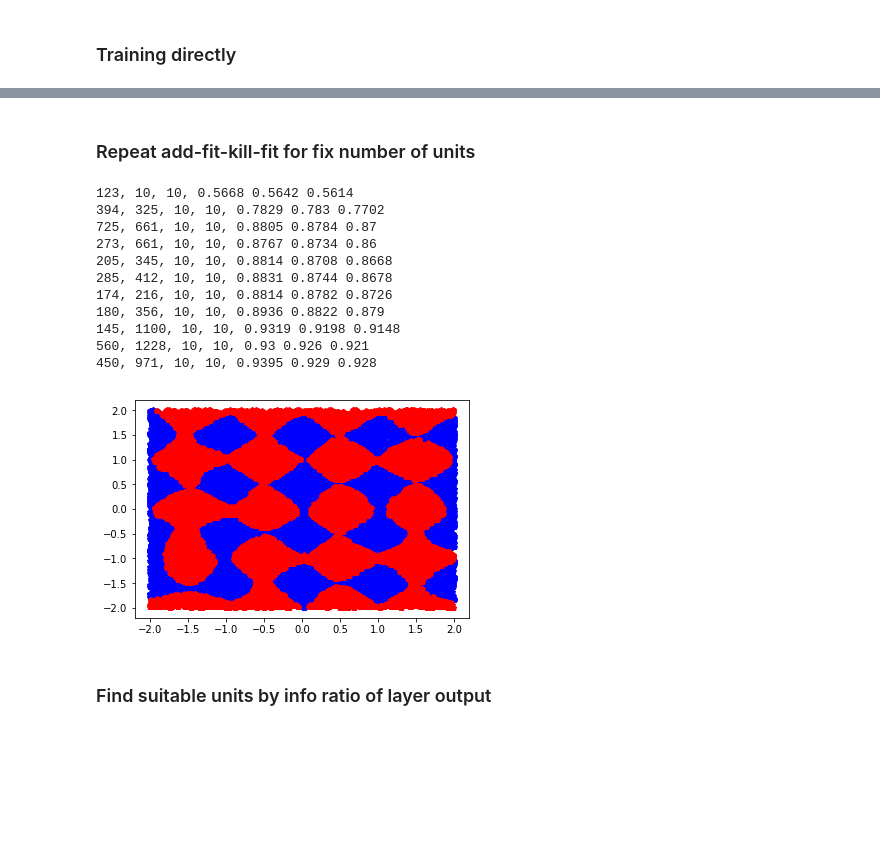
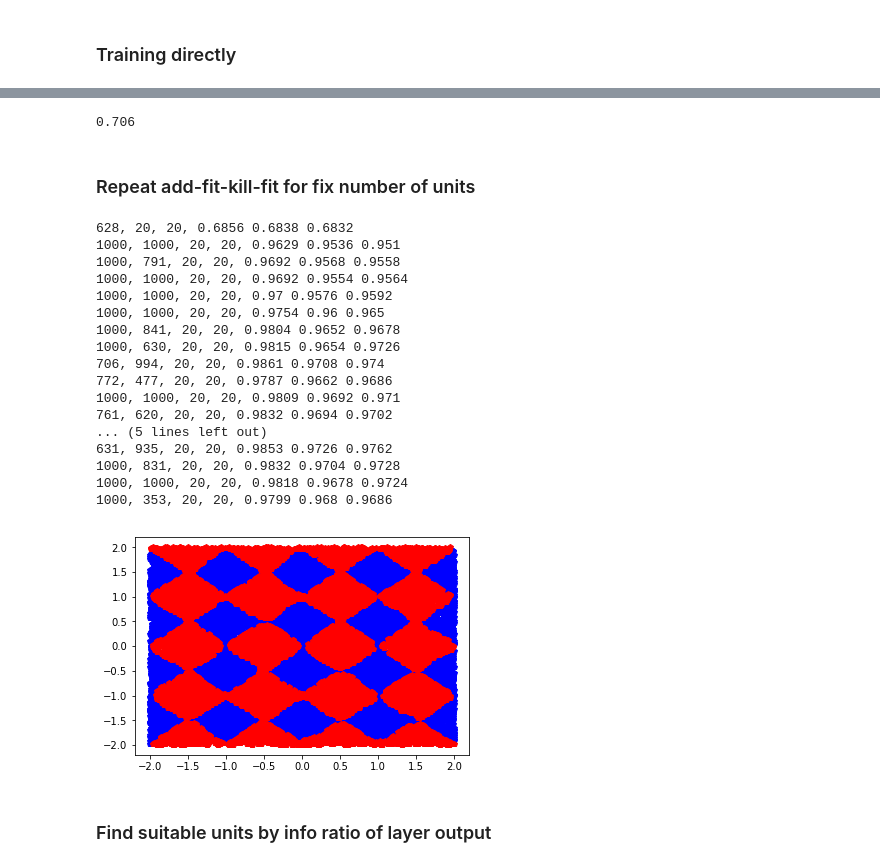
Before and after one commit to Dogiko/Machine-Learning, a Jupyter notebook: Dogiko-Learn.ipynb, the cells around one changed output, grey strips where cells are left out. Drawn from its saved outputs; the diff is of its cells as text; code cells hidden in the pictures; blank space fills up the shorter version.

```diff
--- a/Dogiko-Learn.ipynb
+++ b/Dogiko-Learn.ipynb
@@ -1379,16 +1505,20 @@ NN.SetTrainData(X[:10000], Y[:10000])
 NN.SetValidData(X[10000:15000], Y[10000:15000])
 NN.SetTestData(X[15000:], Y[15000:])
 NN.SetLossFunction("cross entropy")
-NN.SetRegularizer(0.0001, 0.)
-NN.AddHiddenLayer(10, Hypertan())
-NN.AddHiddenLayer(10, Hypertan())
+NN.SetRegularizer(0.0001, 1.)
+NN.AddHiddenLayer(20, Hypertan())
+NN.AddHiddenLayer(20, Hypertan())
 NN.SetOutputFunction(Softmax())
-NN.SetTerminator(10,30, -0.01)
-for t in range(10):
+NN.SetTerminator(10,30, -0.)
+
+times = 100
+record = np.zeros((times))
+for t in range(times):
     NN.Build()
-    print(NN.Train(times=2000, method="Rprop", is_termination=True), end = ", ")
+    print(NN.Train(times=1000, batch_size=10000, method="Rprop", is_termination=True), end = ", ")
     for l in range(NN.GetNumHiddenLayers()):
         print(NN.hiddenLayerList[l].num_unit, end = ", ")
 
     print(NN.GetTrainAccuracy(), NN.GetValidAccuracy(), NN.GetTestAccuracy())
+    record[t] = NN.GetTestAccuracy()
 # %% [output]
@@ -1405,58 +1542,69 @@ for t in range(10):
+# %%
+record.sort()
+record[-25]
+# %% [output]
+0.706
 # %% [markdown]
 ### Repeat add-fit-kill-fit for fix number of units
 # %%
 NN = DogikoNeuralNetwork()
 NN.SetTrainData(X[:10000], Y[:10000])
 NN.SetValidData(X[10000:15000], Y[10000:15000])
 NN.SetTestData(X[15000:], Y[15000:])
 NN.SetLossFunction("cross entropy")
-NN.SetRegularizer(0.0001, 0.)
-NN.AddHiddenLayer(10, Hypertan())
-NN.AddHiddenLayer(10, Hypertan())
+NN.SetRegularizer(0.0001, 1.)
+NN.AddHiddenLayer(20, Hypertan())
+NN.AddHiddenLayer(20, Hypertan())
 NN.SetOutputFunction(Softmax())
-NN.SetTerminator(10,30, -0.01)
+NN.SetTerminator(10,30, -0.)
 
 NN.Build()
 
-print(NN.Train(times=2000, method="Rprop", is_termination=True), end = ", ")
+print(NN.Train(times=1000, batch_size=5000, method="Rprop", is_termination=True), end = ", ")
 for l in range(NN.GetNumHiddenLayers()):
     print(NN.hiddenLayerList[l].num_unit, end = ", ")
 
 print(NN.GetTrainAccuracy(), NN.GetValidAccuracy(), NN.GetTestAccuracy())
 
-for t in range(10):
+for t in range(20):
     for l in range(NN.GetNumHiddenLayers()):
-        NN.AddUnit(layer_index=l, num_added=1, output_linear_bound=0.01)
+        NN.AddUnit(layer_index=l, num_added=2, output_linear_bound=0.01)
 
     NN.ResetCwiseStep(0.001)
-    print(NN.Train(times=2000, method="Rprop", is_termination=True), end = ", ")
+    print(NN.Train(times=1000, batch_size=10000, method="Rprop", is_termination=True), end = ", ")
     for l in range(NN.GetNumHiddenLayers()):
-        NN.UnitsRefined(layer_index=l, method="remain", threshold=10, enhance_alert=False)
+        NN.UnitsRefined(layer_index=l, method="remove", threshold=2)
 
     NN.ResetCwiseStep(0.001)
-    print(NN.Train(times=2000, method="Rprop", is_termination=True), end = ", ")
+    print(NN.Train(times=1000, batch_size=10000, method="Rprop", is_termination=True), end = ", ")
     for l in range(NN.GetNumHiddenLayers()):
         print(NN.hiddenLayerList[l].num_unit, end = ", ")
 
     print(NN.GetTrainAccuracy(), NN.GetValidAccuracy(), NN.GetTestAccuracy())
 
 I = NN.GetInference(X)[:, 0]
 plt.plot(X[:, 0][I>0.5], X[:, 1][I>0.5], "bp")
 plt.plot(X[:, 0][I<0.5], X[:, 1][I<0.5], "rp")
 plt.show()
 # %% [output]
-123, 10, 10, 0.5668 0.5642 0.5614
-394, 325, 10, 10, 0.7829 0.783 0.7702
-725, 661, 10, 10, 0.8805 0.8784 0.87
-273, 661, 10, 10, 0.8767 0.8734 0.86
-205, 345, 10, 10, 0.8814 0.8708 0.8668
-285, 412, 10, 10, 0.8831 0.8744 0.8678
-174, 216, 10, 10, 0.8814 0.8782 0.8726
-180, 356, 10, 10, 0.8936 0.8822 0.879
-145, 1100, 10, 10, 0.9319 0.9198 0.9148
-560, 1228, 10, 10, 0.93 0.926 0.921
-450, 971, 10, 10, 0.9395 0.929 0.928
+628, 20, 20, 0.6856 0.6838 0.6832
+1000, 1000, 20, 20, 0.9629 0.9536 0.951
+1000, 791, 20, 20, 0.9692 0.9568 0.9558
+1000, 1000, 20, 20, 0.9692 0.9554 0.9564
+1000, 1000, 20, 20, 0.97 0.9576 0.9592
+1000, 1000, 20, 20, 0.9754 0.96 0.965
+1000, 841, 20, 20, 0.9804 0.9652 0.9678
+1000, 630, 20, 20, 0.9815 0.9654 0.9726
+706, 994, 20, 20, 0.9861 0.9708 0.974
+772, 477, 20, 20, 0.9787 0.9662 0.9686
+1000, 1000, 20, 20, 0.9809 0.9692 0.971
+761, 620, 20, 20, 0.9832 0.9694 0.9702
+... (5 lines left out)
+631, 935, 20, 20, 0.9853 0.9726 0.9762
+1000, 831, 20, 20, 0.9832 0.9704 0.9728
+1000, 1000, 20, 20, 0.9818 0.9678 0.9724
+1000, 353, 20, 20, 0.9799 0.968 0.9686
-[figure, old version]
+[figure, new version]
 # %% [markdown]
 ### Find suitable units by info ratio of layer output
 # %%
```
Also changed, not shown: parts of 30 cells of this notebook.
